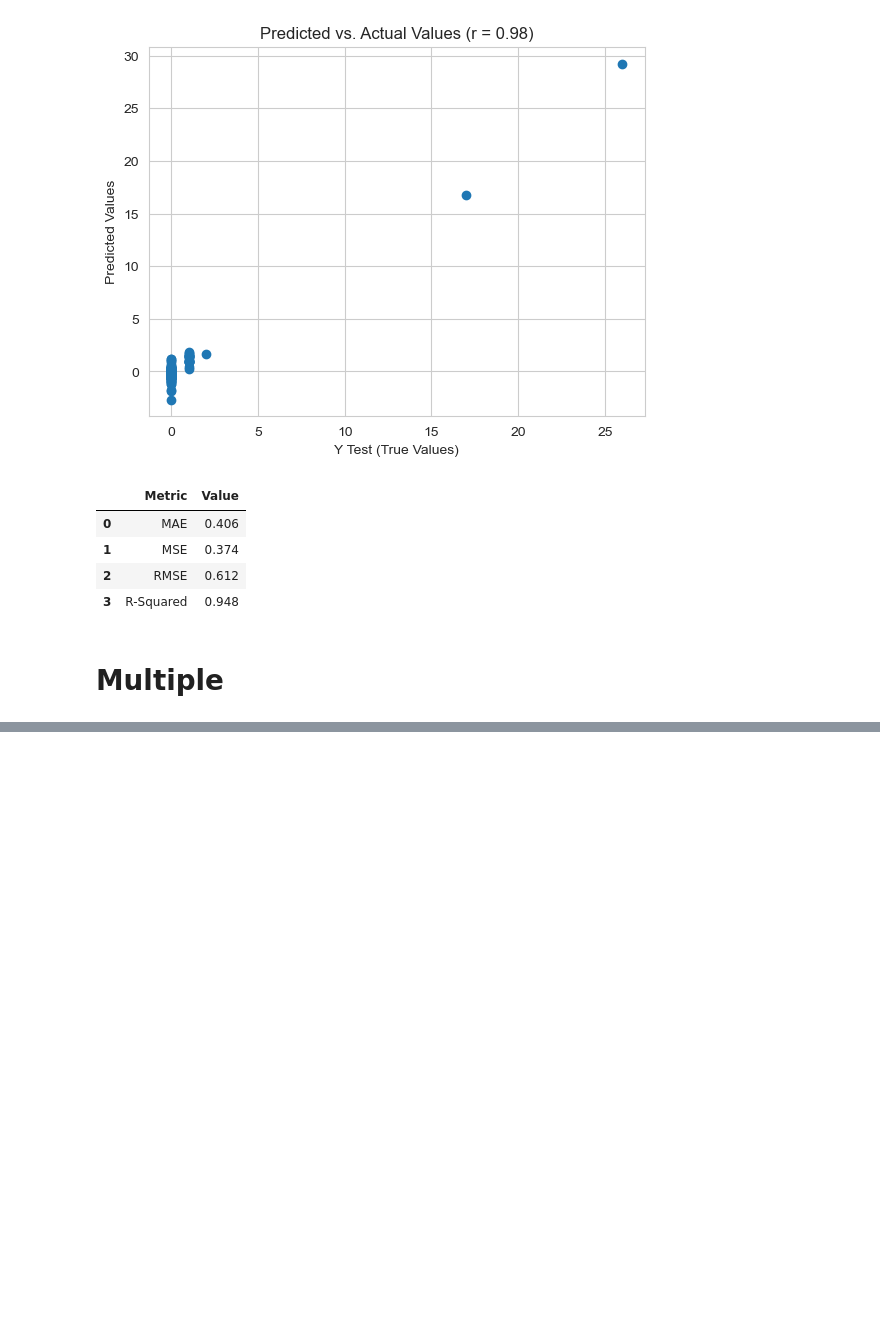
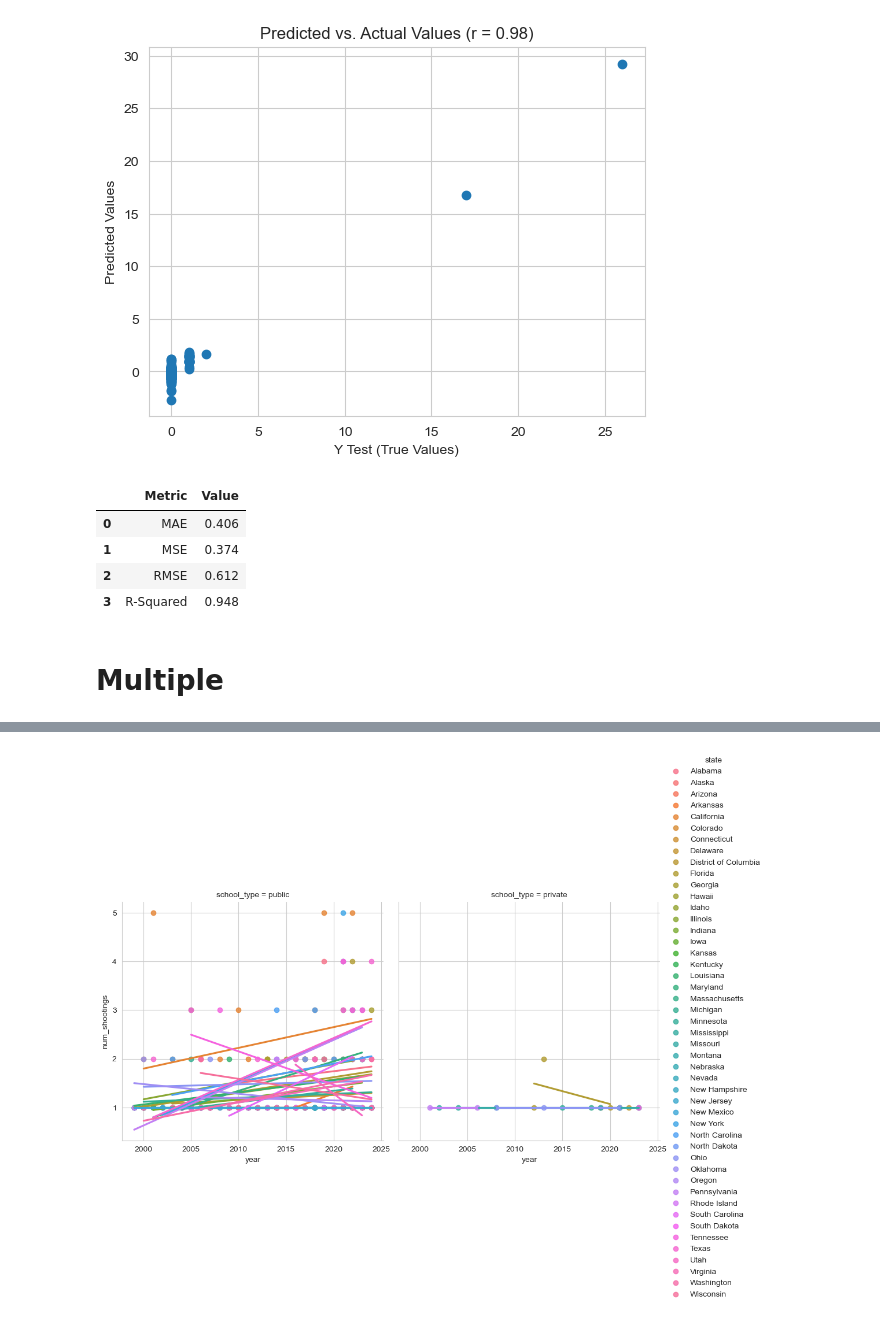
Before and after one commit to AhmadAlkaseb/BI, a Jupyter notebook: MiniProjekt3/Data/MiniProjekt3v1.ipynb, the cells around one changed output, grey strips where cells are left out. Cells and saved outputs as stored; diff of their text form; code cells hidden in the pictures; blank space fills up the shorter version.

```diff
--- a/MiniProjekt3/Data/MiniProjekt3v1.ipynb
+++ b/MiniProjekt3/Data/MiniProjekt3v1.ipynb
@@ -470,0 +645,11 @@ metrics_df
+# %%
+import seaborn as sns
+import matplotlib.pyplot as plt
+
+# Simplified lmplot to show relationships between year, num_shootings, with state and school_type
+sns.lmplot(x='year', y='num_shootings', hue='state', col='school_type', data=data_grouped, ci=None)
+
+# Show plot
+plt.show()
+# %% [output]
+[figure, added]
```
Also changed, not shown: parts of 32 cells of this notebook, 2 other files.
